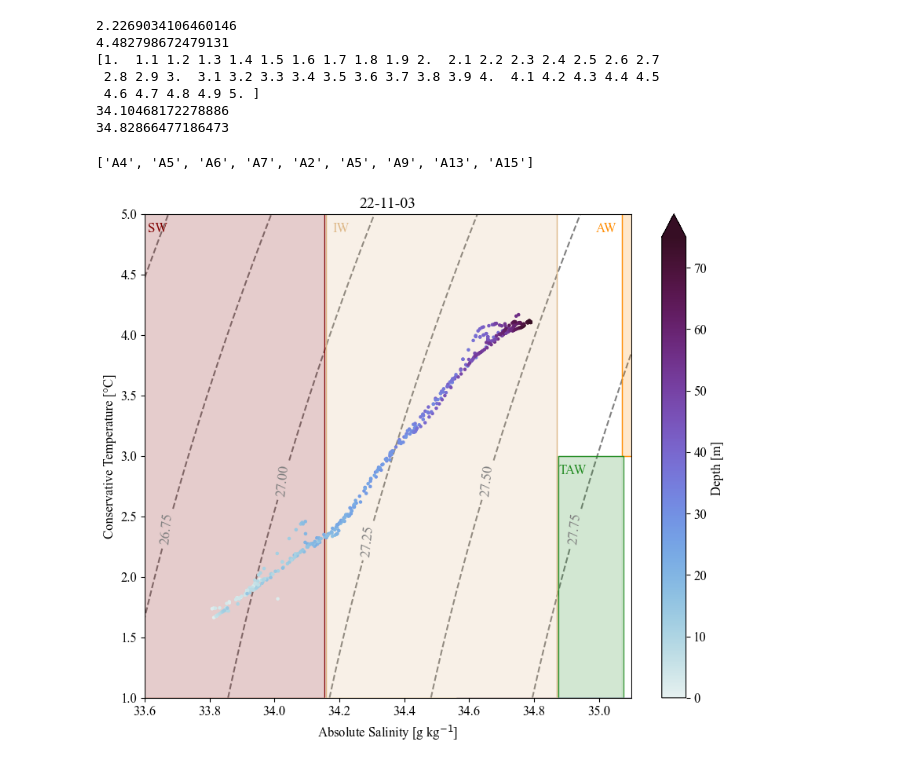
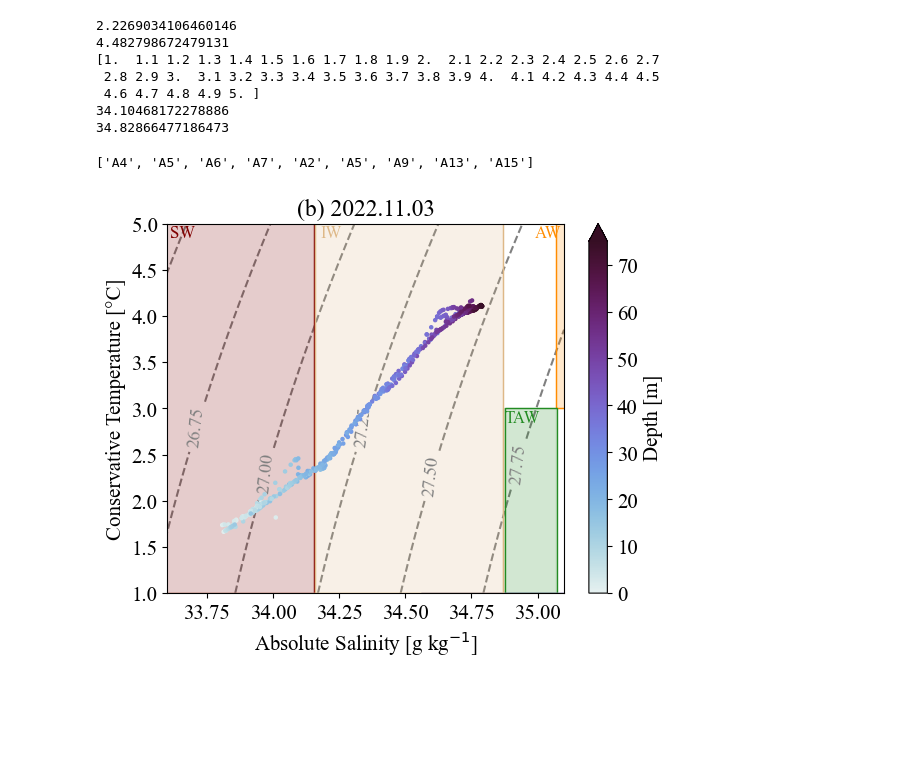
Before and after one commit to alpsjur/AGF-Adventfjorden, a Jupyter notebook: code/notebooks/Adventfjorden.ipynb, the cells around one changed output. Saved outputs shown, nothing was run; the diff lists cells and outputs as text; code cells hidden in the pictures; blank space fills up the shorter version.

```diff
--- a/code/notebooks/Adventfjorden.ipynb
+++ b/code/notebooks/Adventfjorden.ipynb
@@ -21,7 +21,7 @@ import matplotlib.colors as colors
 
 plt.rcParams["font.family"] = "times new roman"
 #plt.rcParams["figure.figsize"]=10,8
-plt.rcParams.update({'font.size': 12})
+plt.rcParams.update({'font.size': 15})
 # %%
 def TSdiagram(ax,Svals,Tvals,levels): #,month):
     """
@@ -131,7 +131,7 @@ adv_day2 = ['A1', 'A2', 'A3', 'A7', 'A6', 'A5', 'A4', 'A8', 'A9', 'A10', 'A11',
 # ISFJORDEN CROSS SECTION
 isfjorden = [f'{i}' for i in range(165, 171)][::-1]
 
-section = adv_UNIS_D2 # change for section of interest
+section = adv_along # change for section of interest
 # %% [output]
 ['A4', 'A5', 'A6', 'A7*', 'A2', 'A5', 'A9', 'A13', 'A15']
 # %%
@@ -254,33 +254,33 @@ ax.set_ylim([1,5])
 ax.add_patch(Rectangle((35.07, 3), 0.5, 3, fc='darkorange', alpha = alpha, edgecolor ='darkorange', linewidth = 1)) # AW
 ax.add_patch(Rectangle((35.07, 3),0.5, 3,fc='none', edgecolor ='darkorange',linewidth = 1)) # AW
 ax.add_patch(Rectangle((34.46, -10), 34.97-34.46, 10, fc='lightseagreen', alpha = alpha, edgecolor ='lightseagreen',linewidth = 1 )) # ArW
 ax.add_patch(Rectangle((34.87, 1),35.07-34.87, 3-1,fc='forestgreen',alpha = alpha, edgecolor ='forestgreen', linewidth = 1 )) # TAW
 ax.add_patch(Rectangle((34.875, 1),35.07-34.87, 3-1,fc='none',edgecolor ='forestgreen',linewidth = 1 )) # TAW
 ax.add_patch(Rectangle((34.56, -2),1.5, 3,fc='darkblue',alpha = alpha,edgecolor ='darkblue',linewidth = 1 )) #WCW
 ax.add_patch(Rectangle((34.56, -2),1.5, 3,fc='none',edgecolor ='darkblue',linewidth = 1 )) #WCW
 ax.add_patch(Rectangle((33, 1),1.154, 10,fc='maroon',alpha = alpha,edgecolor ='maroon',linewidth = 1 )) #SW
 ax.add_patch(Rectangle((33, 1),1.154, 10,fc='none',edgecolor ='maroon',linewidth = 1 )) #SW
 ax.add_patch(Rectangle((32.15, -2), 5, 3,fc='papayawhip',alpha = alpha,edgecolor ='papayawhip',linewidth = 1 )) #LW
 ax.add_patch(Rectangle((32.15, -2),5, 3,fc='none',edgecolor ='papayawhip',linewidth = 1 )) #LW
 ax.add_patch(Rectangle((34.16, 1),34.87-34.16, 10,fc='burlywood',alpha = alpha,edgecolor ='burlywood',linewidth = 1)) #IW
 ax.add_patch(Rectangle((34.16, 1),34.87-34.16, 10,fc='none',edgecolor ='burlywood',linewidth = 1)) #IW
 
 plt.text(34.99,4.85,'AW',color='darkorange',fontsize=ftsz)
 #plt.text(34.32,-0.15,'ArW',color='lightseagreen',fontsize=ftsz)
 plt.text(34.875,2.85,'TAW',color='forestgreen',fontsize=ftsz)
 #plt.text(34.4,0.85,'WCW',color='darkblue',fontsize=ftsz)
 plt.text(33.61,4.85,'SW',color='maroon',fontsize=ftsz)
 #plt.text(32,0.85,'LW',color='papayawhip',fontsize=ftsz)
 plt.text(34.18,4.85,'IW',color='burlywood',fontsize=ftsz)
 plt.xlabel('Absolute Salinity [g kg$^{-1}$]')
 plt.ylabel('Conservative Temperature [\N{DEGREE SIGN}C]')
 
 #Oc.create_empty_ts(T_extent=[-2., 5.],S_extent=[34.,35.5])
 
 
-#plt.title('22-11-03')
+plt.title('(b) 2022.11.03', fontsize = 17)
 #plt.savefig("C:/Users/annak/OneDrive - University of Copenhagen/Desktop/AFG_Cruise/AGF-Adventfjorden/ocean_plots/box_TS_221031.png",bbox_inches = "tight", dpi = 300)
-#plt.savefig("C:/Users/annak/OneDrive - University of Copenhagen/Desktop/AFG_Cruise/AGF-Adventfjorden/ocean_plots/box_TS_221103.png",bbox_inches = "tight", dpi = 300)
+plt.savefig("C:/Users/annak/OneDrive - University of Copenhagen/Desktop/AFG_Cruise/AGF-Adventfjorden/ocean_plots/box_TS_221103.png",bbox_inches = "tight", dpi = 300)
 # %% [output]
 ['A4', 'A5', 'A6', 'A7', 'A2', 'A5', 'A9', 'A13', 'A15']
-[figure, old version]
+[figure, new version]
```
Also changed, not shown: parts of 2 cells of this notebook, 13 other files.
